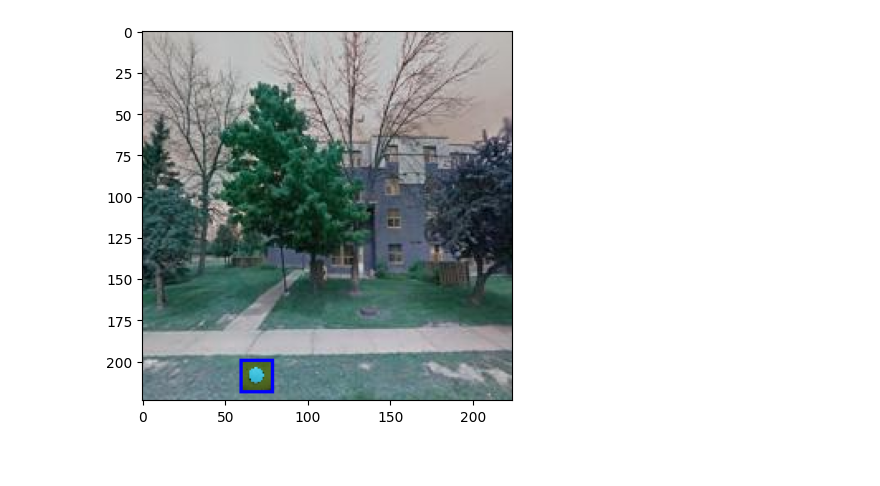
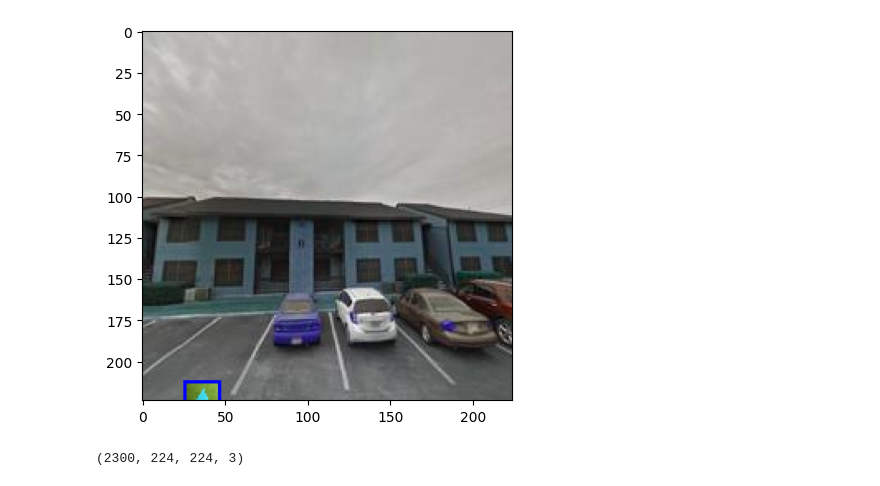
Before and after one commit to Ecbiv/TMAP_OBJECT_POSITIONING, a Jupyter notebook: main.ipynb, the cells around one changed output. Drawn from its saved outputs; the diff is of its cells as text; code cells hidden in the pictures.

```diff
--- a/main.ipynb
+++ b/main.ipynb
@@ -15,5 +12,5 @@ TypeError: Cannot handle this data type: (1, 1), |O
 # %%
-plt.imshow(bounded_DOB[2][0])
+plt.imshow(bounded_DOB[2099][0])
 plt.show()
 # %% [output]
-[figure, old version]
+[figure, new version]
@@ -19,0 +38,4 @@ plt.show()
+# %%
+batch.shape
+# %% [output]
+(2300, 224, 224, 3)
```
Also changed, not shown: parts of 10 cells of this notebook, 1 other file.
